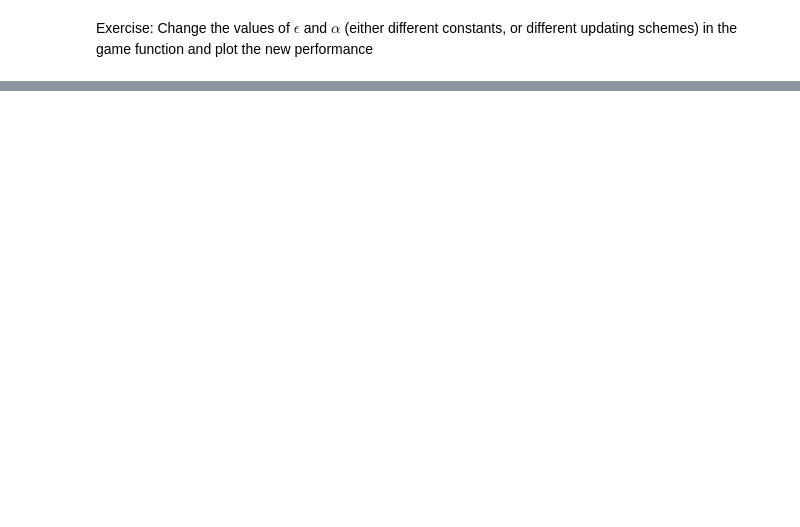
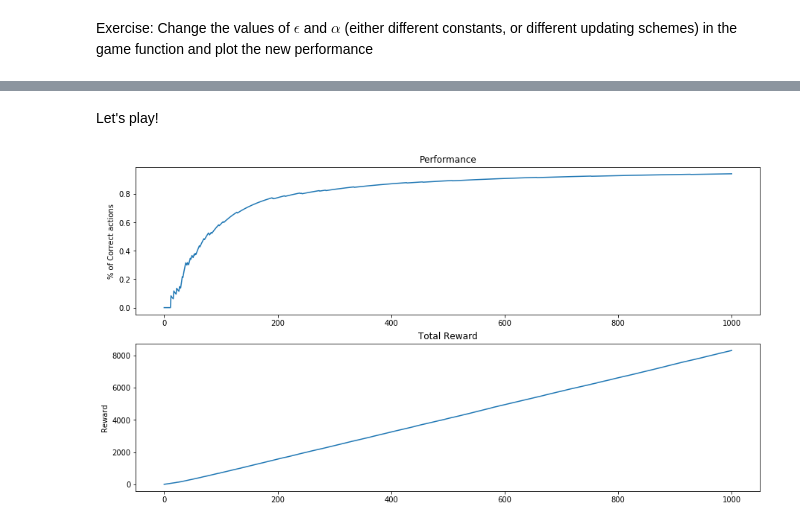
Before and after one commit to sidiatig/Reinforcement-Learning, a Jupyter notebook: Chapter2.ipynb, the cells around one changed output, grey strips where cells are left out. Cells and saved outputs as stored; diff of their text form; code cells hidden in the pictures; blank space fills up the shorter version.

```diff
--- a/Chapter2.ipynb
+++ b/Chapter2.ipynb
@@ -191,0 +246,2 @@ Exercise: Change the values of $\epsilon$ and $\alpha$ (either different constan
+# %% [markdown]
+Let's play!
@@ -191,0 +275,25 @@ Exercise: Change the values of $\epsilon$ and $\alpha$ (either different constan
+# %%
+#Number of trials
+N = 1000
+
+#Create a slot machine (default initialization)
+bandit1 = Bandit()
+k = bandit1.k
+
+#Create a player
+player1 = Player(k,np.zeros(k))
+player1.avgR = 0.0
+
+#Play!
+perf, reward = game(bandit1,player1,N)
+
+#plot
+fig, (ax1, ax2) = plt.subplots(2, figsize=(15,8))
+
+ax1.set(title='Performance', ylabel='% of Correct actions')
+ax1.plot(perf);
+
+ax2.set(title='Total Reward', ylabel='Reward')
+ax2.plot(reward);
+# %% [output]
+[figure, added]
```
Also changed, not shown: parts of 12 cells of this notebook.
